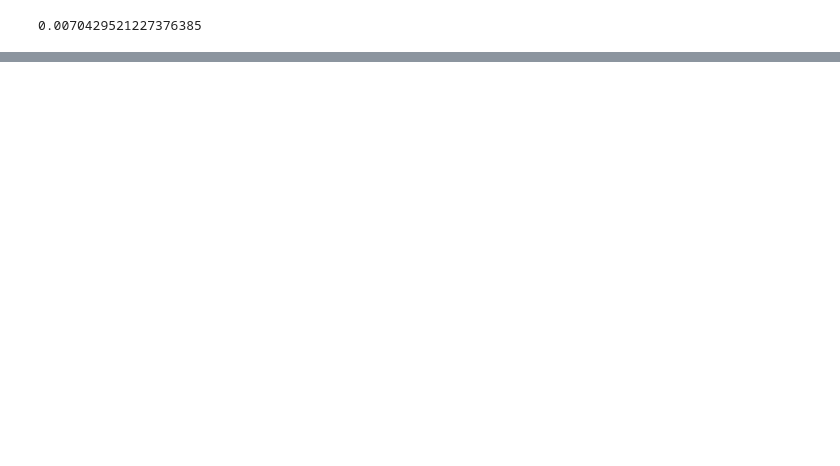
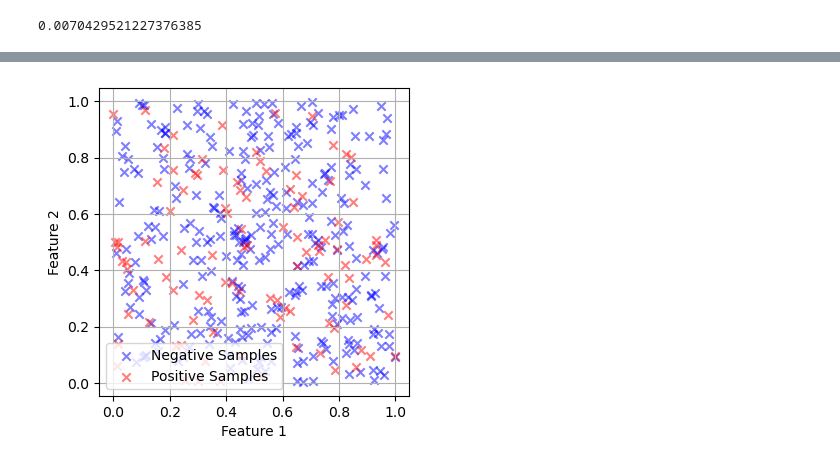
Before and after one commit to aarishshahmohsin/case, a Jupyter notebook: synthetic_data_generation.ipynb, the cells around one changed output, grey strips where cells are left out. Cells and saved outputs as stored; diff of their text form; code cells hidden in the pictures; blank space fills up the shorter version.

```diff
--- a/synthetic_data_generation.ipynb
+++ b/synthetic_data_generation.ipynb
@@ -172,0 +225,8 @@ plot(X_df, y_df)
+# %%
+pris = PrismDataset()
+# %%
+pris_X, pris_y = pris.generate()
+# %%
+plot(pris_X, pris_y)
+# %% [output]
+[figure, added]
```
Also changed, not shown: parts of 5 cells of this notebook, 2 other files.
